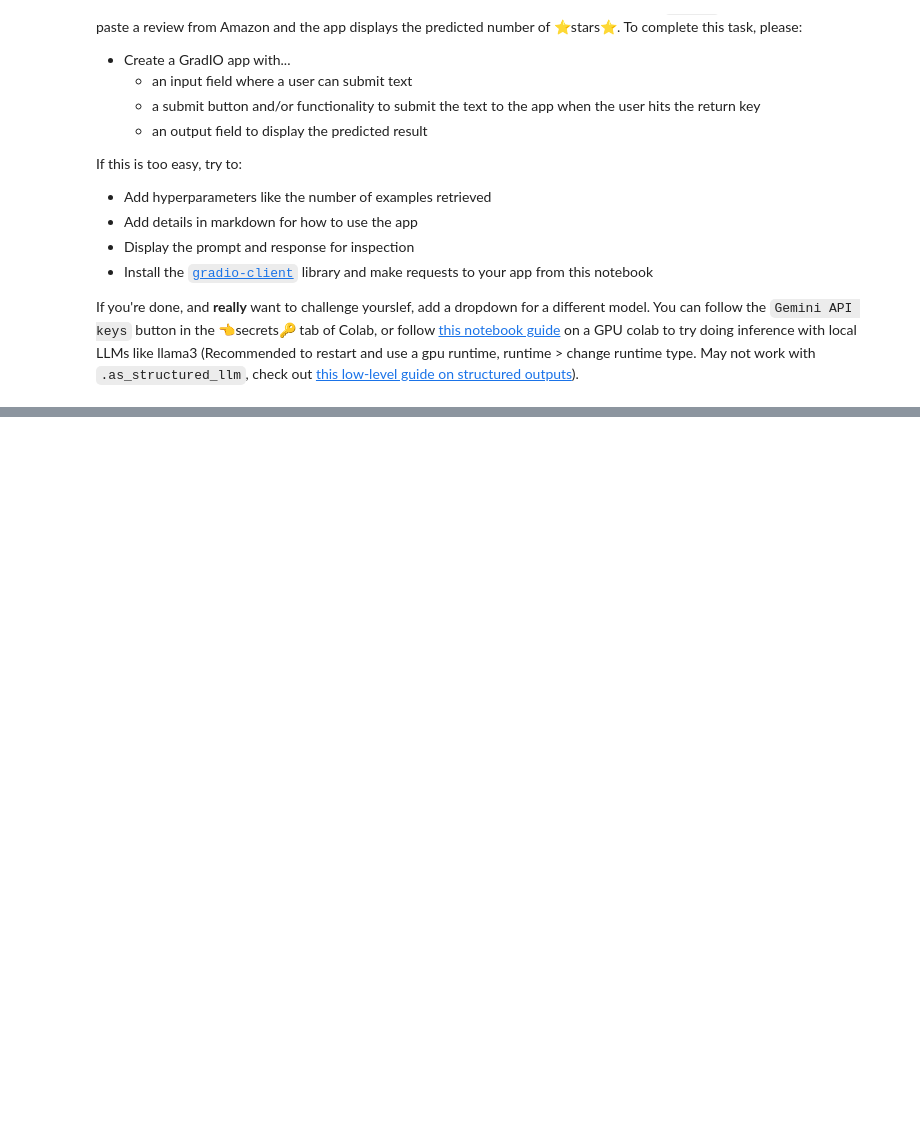
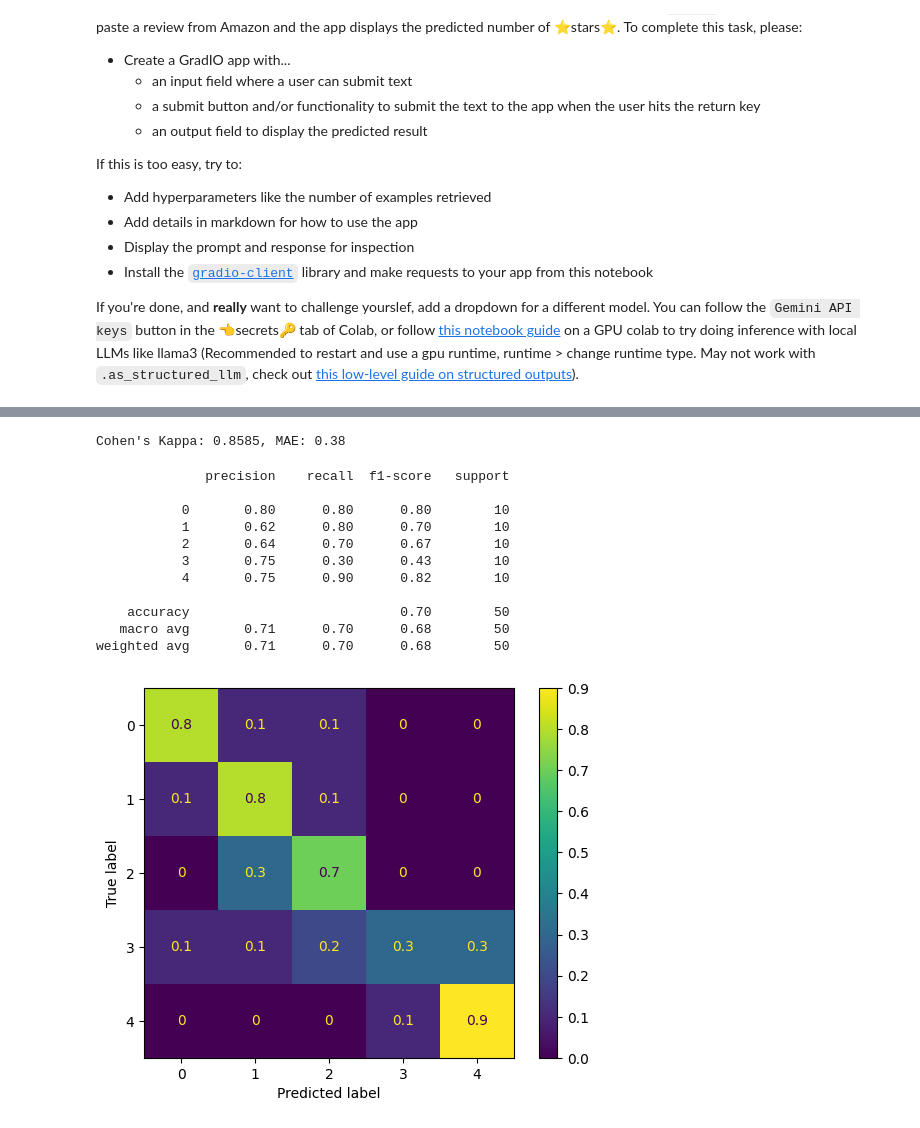
Before and after one commit to nbeaudoin/CTME-llm-lecture-resources, a Jupyter notebook: prototyping_ai/01_getting_started_with_llms_solution.ipynb, the cells around one changed output, grey strips where cells are left out. Cells and saved outputs as stored; diff of their text form; code cells hidden in the pictures; blank space fills up the shorter version.

Commit message:
add bonus: optimized MIPrOv2

```diff
--- a/prototyping_ai/01_getting_started_with_llms_solution.ipynb
+++ b/prototyping_ai/01_getting_started_with_llms_solution.ipynb
@@ -1021,0 +809,3 @@ Killing tunnel 127.0.0.1:7864 <> https://5d9f36b45b92bb16c1.gradio.live
+# %%
+def score_func(example, pred, trace=None):
+    return float(example.rating == pred.rating)
@@ -1021,0 +817,11 @@ Killing tunnel 127.0.0.1:7864 <> https://5d9f36b45b92bb16c1.gradio.live
+# %%
+optimizer = dspy.teleprompt.MIPROv2(metric=score_func)
+# %%
+optimized_few_shot = optimizer.compile(
+    FewShotLearning(),
+    trainset=train_examples,
+    valset=valid_examples,
+    max_bootstrapped_demos=2,
+    max_labeled_demos=2,
+    requires_permission_to_run=False
+)
@@ -1021,0 +877,31 @@ Killing tunnel 127.0.0.1:7864 <> https://5d9f36b45b92bb16c1.gradio.live
+# %%
+# calculate metrics (not async)
+def dspy_predict_and_evaluate(predict_fn):
+    labels = [int(x) for x in valid['label']]
+    predictions = [
+        predict_fn(text).rating
+        for text in valid['text']
+    ]
+    cm = ConfusionMatrixDisplay.from_predictions(labels, predictions, normalize='true')
+    cr = classification_report(labels, predictions)
+    kappa = cohen_kappa_score(labels, predictions, weights='quadratic')
+    mae = mean_absolute_error(labels, predictions)
+    return labels, predictions, kappa, mae, cm, cr
+# %%
+optimized_labels, optimized_predictions, optimized_kappa, optimized_mae, optimized_cm, optimized_cr = dspy_predict_and_evaluate(optimized_few_shot)
+print(f"Cohen's Kappa: {optimized_kappa:.04f}, MAE: {optimized_mae}")
+print(optimized_cr)
+# %% [output]
+Cohen's Kappa: 0.8585, MAE: 0.38
+              precision    recall  f1-score   support
+
+           0       0.80      0.80      0.80        10
+           1       0.62      0.80      0.70        10
+           2       0.64      0.70      0.67        10
+           3       0.75      0.30      0.43        10
+           4       0.75      0.90      0.82        10
+
+    accuracy                           0.70        50
+   macro avg       0.71      0.70      0.68        50
+weighted avg       0.71      0.70      0.68        50
+[figure, added]
```
Also changed, not shown: parts of 31 cells of this notebook, 3 other files.
